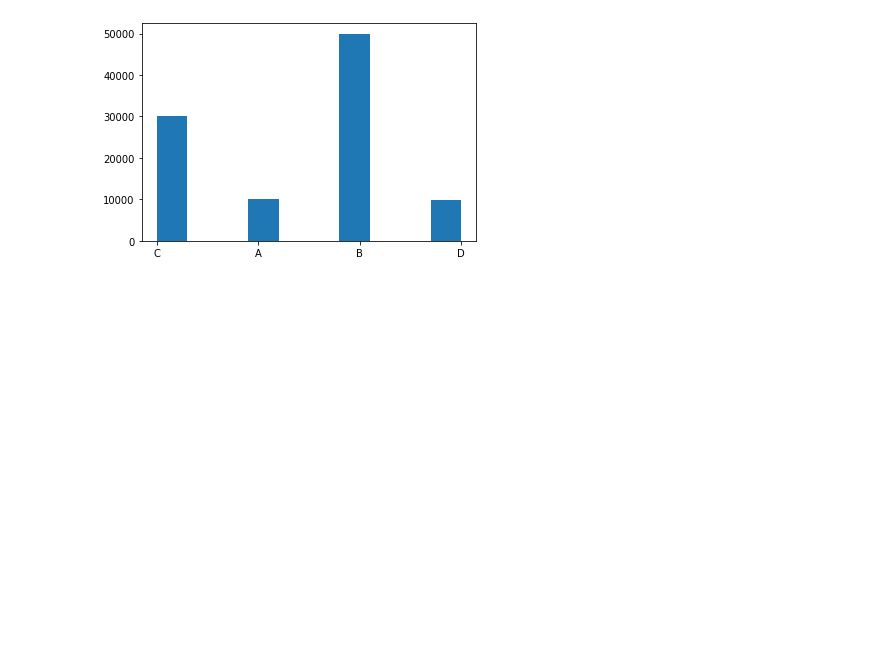
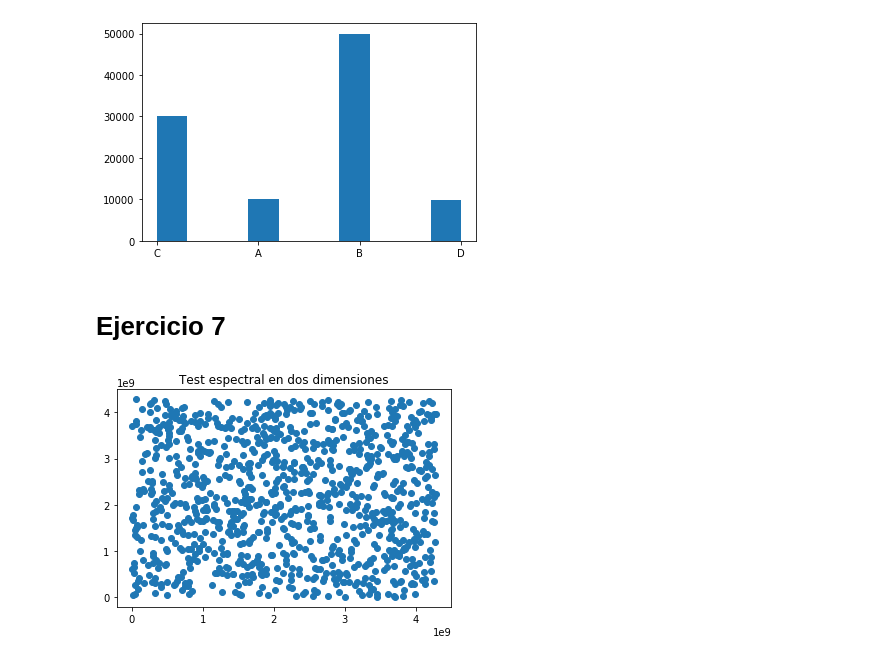
Before and after one commit to martinBosch/simu-grupo5, a Jupyter notebook: tp1.ipynb, the cells around one changed output. Cells and saved outputs as stored; diff of their text form; code cells hidden in the pictures; blank space fills up the shorter version.

```diff
--- a/tp1.ipynb
+++ b/tp1.ipynb
@@ -383,3 +381,37 @@ plt.hist(muestra)
 plt.show()
 # %% [output]
 [figure]
+# %% [markdown]
+# Ejercicio 7
+# %%
+m = 2**32
+a = 1013904223
+c = 1664525
+
+padrones = [93272, 92028, 79979, 96749]
+x0 = int(sum(padrones)/len(padrones))
+# %%
+def generar_secuencia(secuencia_largo):
+    gcl = GCL(m, a, c, x0)
+    secuencia = []
+    for i in range(secuencia_largo):
+        secuencia.append(gcl.generar_numero_aleatorio())
+
+    return secuencia
+
+tam_muestra = 1000
+muestra = generar_secuencia(tam_muestra)
+# %%
+pares = []
+for i in range(len(muestra)-1):
+    par = (muestra[i], muestra[i+1])
+    pares.append(par)
+
+x = np.array([par[0] for par in pares])
+y = np.array([par[1] for par in pares])
+
+plt.scatter(x, y)
+plt.title('Test espectral en dos dimensiones')
+plt.show()
+# %% [output]
+[figure, added]
```
Also changed, not shown: parts of 11 cells of this notebook.
